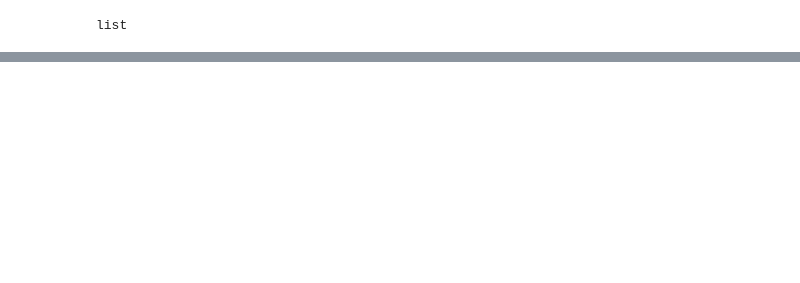
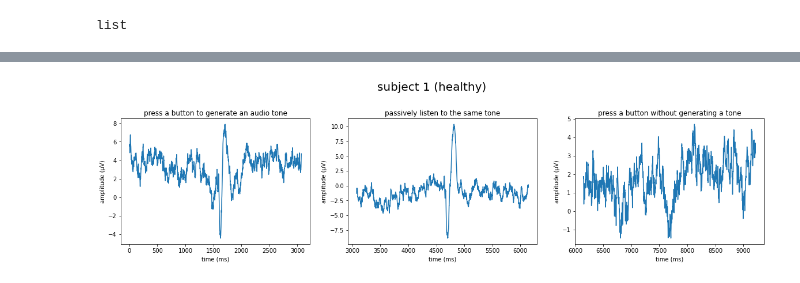
Before and after one commit to shizacharania/schizophrenia-eeg, a Jupyter notebook: schizophrenia_eeg.ipynb, the cells around one changed output, grey strips where cells are left out. Cells and saved outputs as stored; diff of their text form; code cells hidden in the pictures; blank space fills up the shorter version.

```diff
--- a/schizophrenia_eeg.ipynb
+++ b/schizophrenia_eeg.ipynb
@@ -65,0 +176,23 @@ df
+# %%
+fig, axes = plt.subplots(nrows=1, ncols=3)
+
+# axes.set_yticks(time_intervals)
+
+fig.suptitle("subject " + str(df1["subject"][0]) + " (" + diagnosis[df1["diagnosis"][0]] + ")", fontsize=20, y=1.1, horizontalalignment='center')
+
+fig.set_figheight(4)
+fig.set_figwidth(20)
+
+df1["Fz"][0:3072].plot(ax = axes[0])
+axes[0].set_title(condition[df1["condition"][0]])
+
+df1["Fz"][3072:3072+3072].plot(ax = axes[1])
+axes[1].set_title(condition[df1["condition"][3072]])
+
+df1["Fz"][3072+3072:3072+3072+3072].plot(ax = axes[2])
+axes[2].set_title(condition[df1["condition"][3072+3072]])
+
+for ax in axes.flat:
+    ax.set(xlabel='time (ms)', ylabel='amplitude (µV)')
+# %% [output]
+[figure, added]
```
Also changed, not shown: parts of 32 cells of this notebook.
